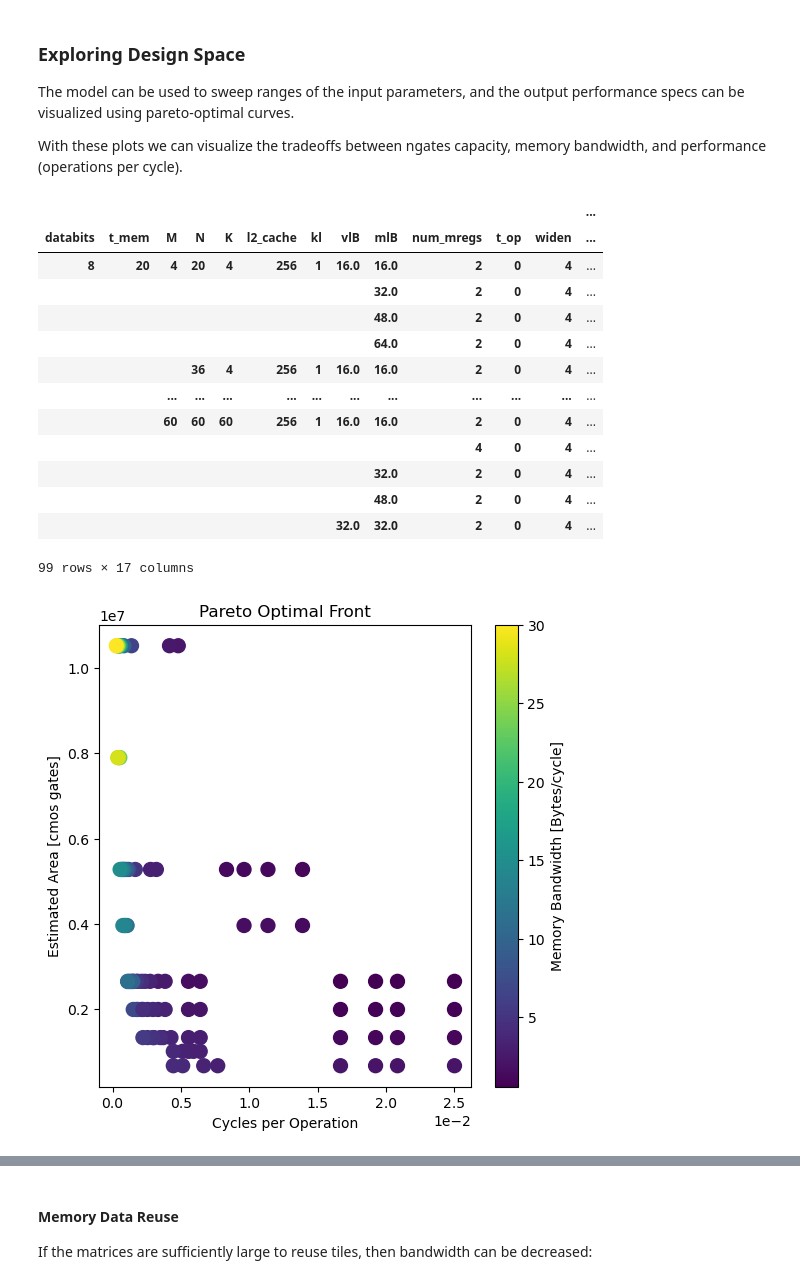
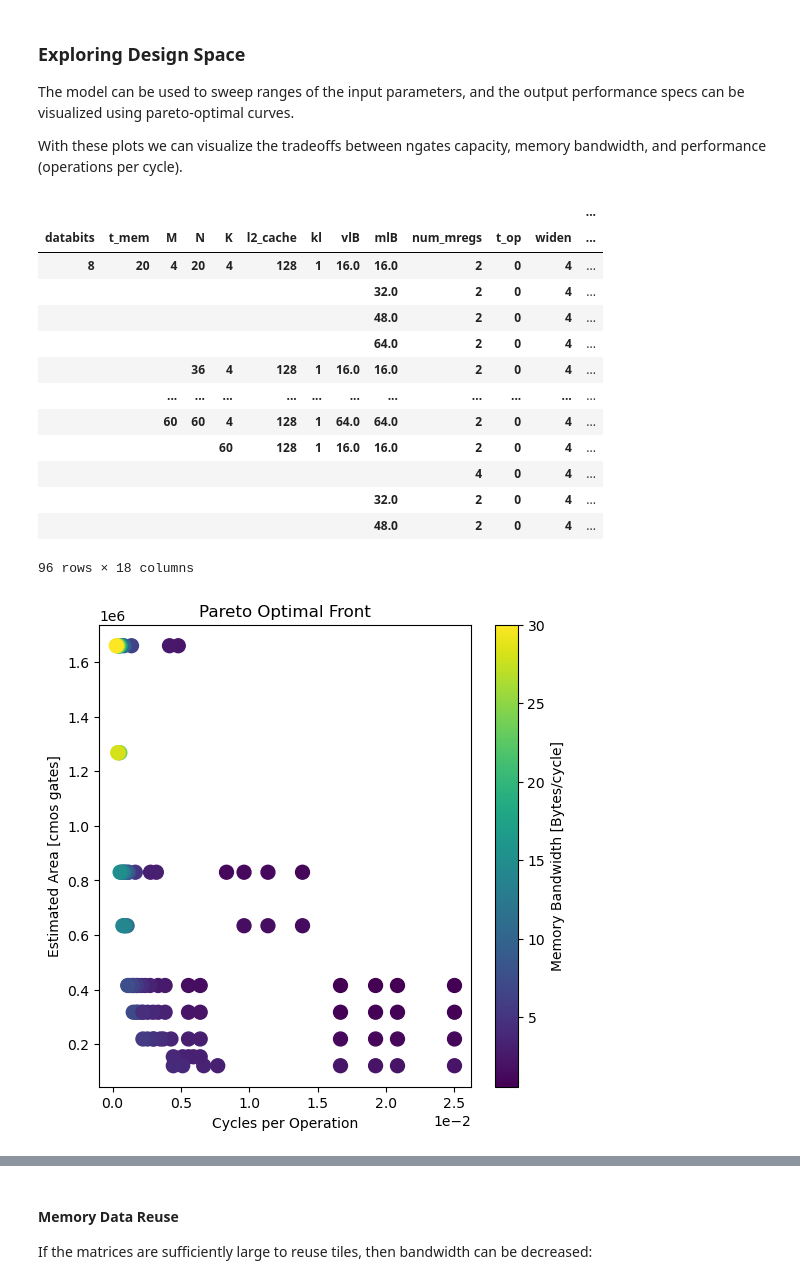
Before and after one commit to miles-rusch-berkeley/opu-model, a Jupyter notebook: example_usage.ipynb, the cells around one changed output, grey strips where cells are left out. Drawn from its saved outputs; the diff is of its cells as text; code cells hidden in the pictures.

```diff
--- a/example_usage.ipynb
+++ b/example_usage.ipynb
@@ -82,41 +82,41 @@ perf_model = fmodel.init_pm(
     t_op = np.array([0, 1, 2]),
     width_mmu = np.array([0.5, 1])
 )
 perf_model = perf_model[perf_model['blas_mem_bw'] <= 64]
 perf_model = perf_model[perf_model['ops_cycle'] >= 1/4e-2]
 
-pm_pareto = perf_model[['ops_cycle','opu_gates', 'blas_mem_bw']]
+pm_pareto = perf_model[['ops_cycle','opu_area', 'blas_mem_bw']]
 mask = paretoset(pm_pareto, sense=['max', 'min', 'min'])
 
 bw = perf_model.loc[mask,'blas_mem_bw']
-ngates = perf_model.loc[mask,'opu_gates']
+ngates = perf_model.loc[mask,'opu_area']
 opc = perf_model.loc[mask,'ops_cycle']
 
 fig, axs = plt.subplots(1,figsize=(6,6))
 axs.set_title('Pareto Optimal Front')
 axs.set_xlabel('Cycles per Operation')
 axs.set_ylabel('Estimated Area [cmos gates]')
 
 scatter = axs.scatter(1/opc, ngates, c=bw, cmap='viridis', s=100)
 axs.ticklabel_format(style='sci', axis='x', scilimits=(0,0))
 fig.colorbar(scatter, ax=axs, label='Memory Bandwidth [Bytes/cycle]')
 perf_model[mask]
 # %% [output]
 |  |  |  |  |  |  |  |  |  |  |  |  | ... |
 | databits | t_mem | M | N | K | l2_cache | kl | vlB | mlB | num_mregs | t_op | widen | ... |
-| 8 | 20 | 4 | 20 | 4 | 256 | 1 | 16.0 | 16.0 | 2 | 0 | 4 | ... |
+| 8 | 20 | 4 | 20 | 4 | 128 | 1 | 16.0 | 16.0 | 2 | 0 | 4 | ... |
 |  |  |  |  |  |  |  |  | 32.0 | 2 | 0 | 4 | ... |
 |  |  |  |  |  |  |  |  | 48.0 | 2 | 0 | 4 | ... |
 |  |  |  |  |  |  |  |  | 64.0 | 2 | 0 | 4 | ... |
-|  |  |  | 36 | 4 | 256 | 1 | 16.0 | 16.0 | 2 | 0 | 4 | ... |
+|  |  |  | 36 | 4 | 128 | 1 | 16.0 | 16.0 | 2 | 0 | 4 | ... |
 |  |  | ... | ... | ... | ... | ... | ... | ... | ... | ... | ... | ... |
-|  |  | 60 | 60 | 60 | 256 | 1 | 16.0 | 16.0 | 2 | 0 | 4 | ... |
+|  |  | 60 | 60 | 4 | 128 | 1 | 64.0 | 64.0 | 2 | 0 | 4 | ... |
+|  |  |  |  | 60 | 128 | 1 | 16.0 | 16.0 | 2 | 0 | 4 | ... |
 |  |  |  |  |  |  |  |  |  | 4 | 0 | 4 | ... |
 |  |  |  |  |  |  |  |  | 32.0 | 2 | 0 | 4 | ... |
 |  |  |  |  |  |  |  |  | 48.0 | 2 | 0 | 4 | ... |
-|  |  |  |  |  |  |  | 32.0 | 32.0 | 2 | 0 | 4 | ... |
-99 rows × 17 columns
+96 rows × 18 columns
-[figure, old version]
+[figure, new version]
 # %%
 pm_pareto = perf_model[['speedup_vec','util']]
 mask = paretoset(pm_pareto, sense=['min', 'min'])
```
Also changed, not shown: parts of 10 cells of this notebook, 5 other files.
